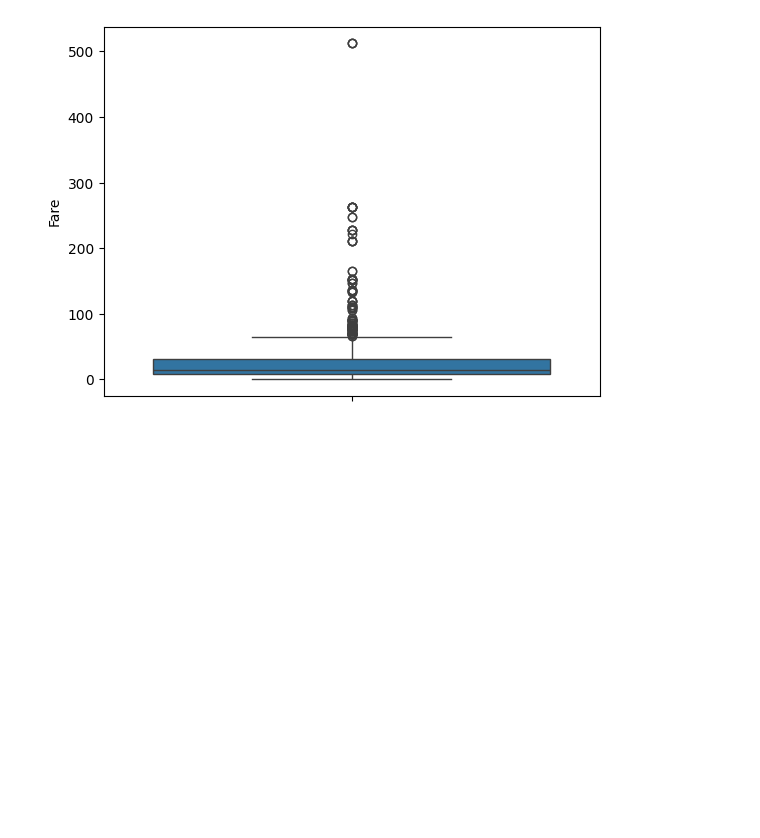
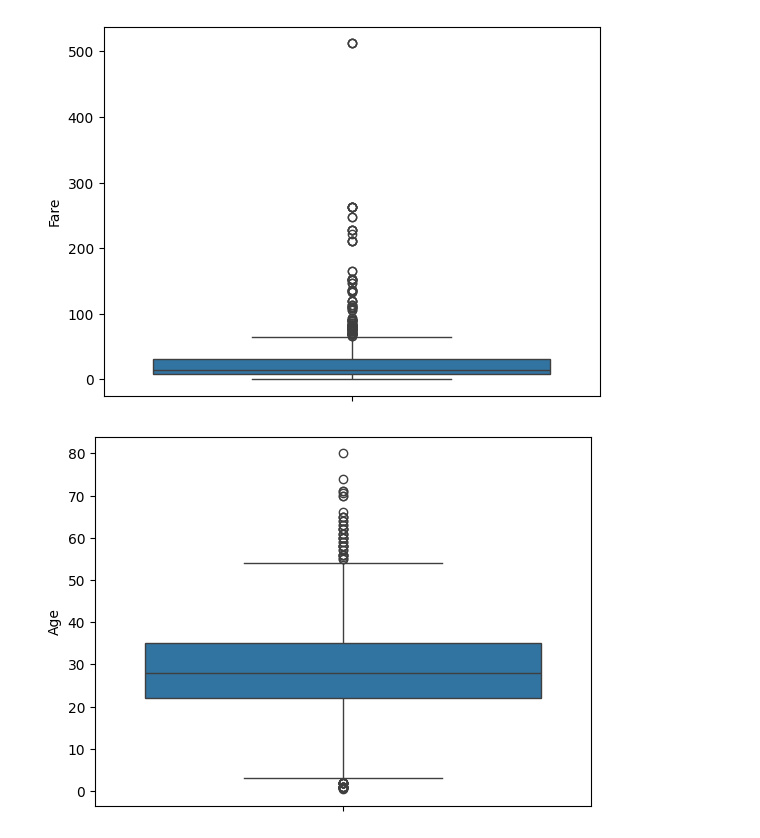
Before and after one commit to Abdullahhas/ML, a Jupyter notebook: preprocessing/1st.ipynb, the cells around one changed output. Saved outputs shown, nothing was run; the diff lists cells and outputs as text; code cells hidden in the pictures; blank space fills up the shorter version.

Commit message:
outlier detection in ml

```diff
--- a/preprocessing/1st.ipynb
+++ b/preprocessing/1st.ipynb
@@ -210,2 +199,8 @@ plt.show()
 # %% [output]
 [figure]
+# %%
+sns.boxplot(df['Age'])
+plt.show()
+# Outliers detected here
+# %% [output]
+[figure, added]
```
Also changed, not shown: parts of 4 cells of this notebook.
